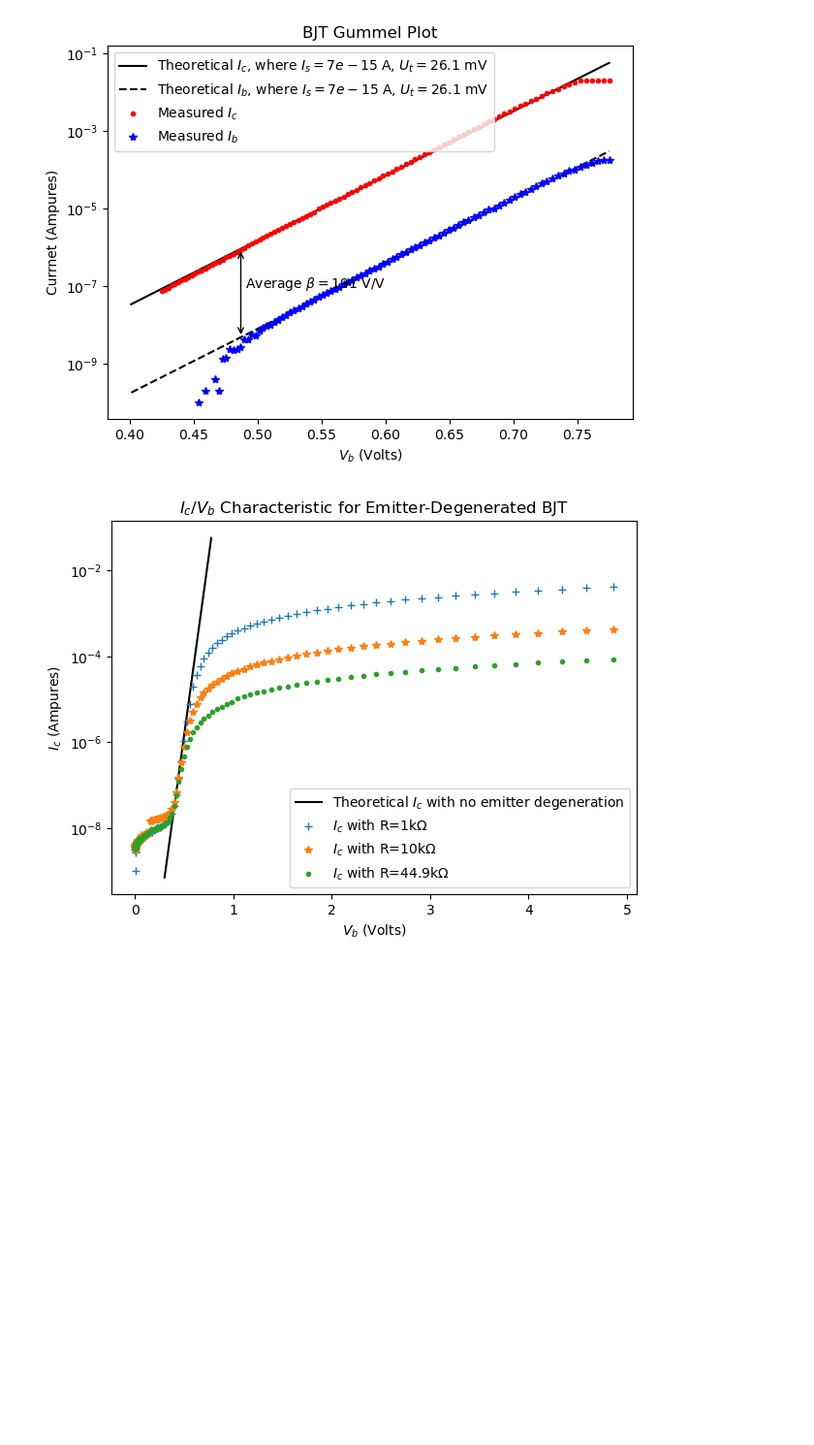
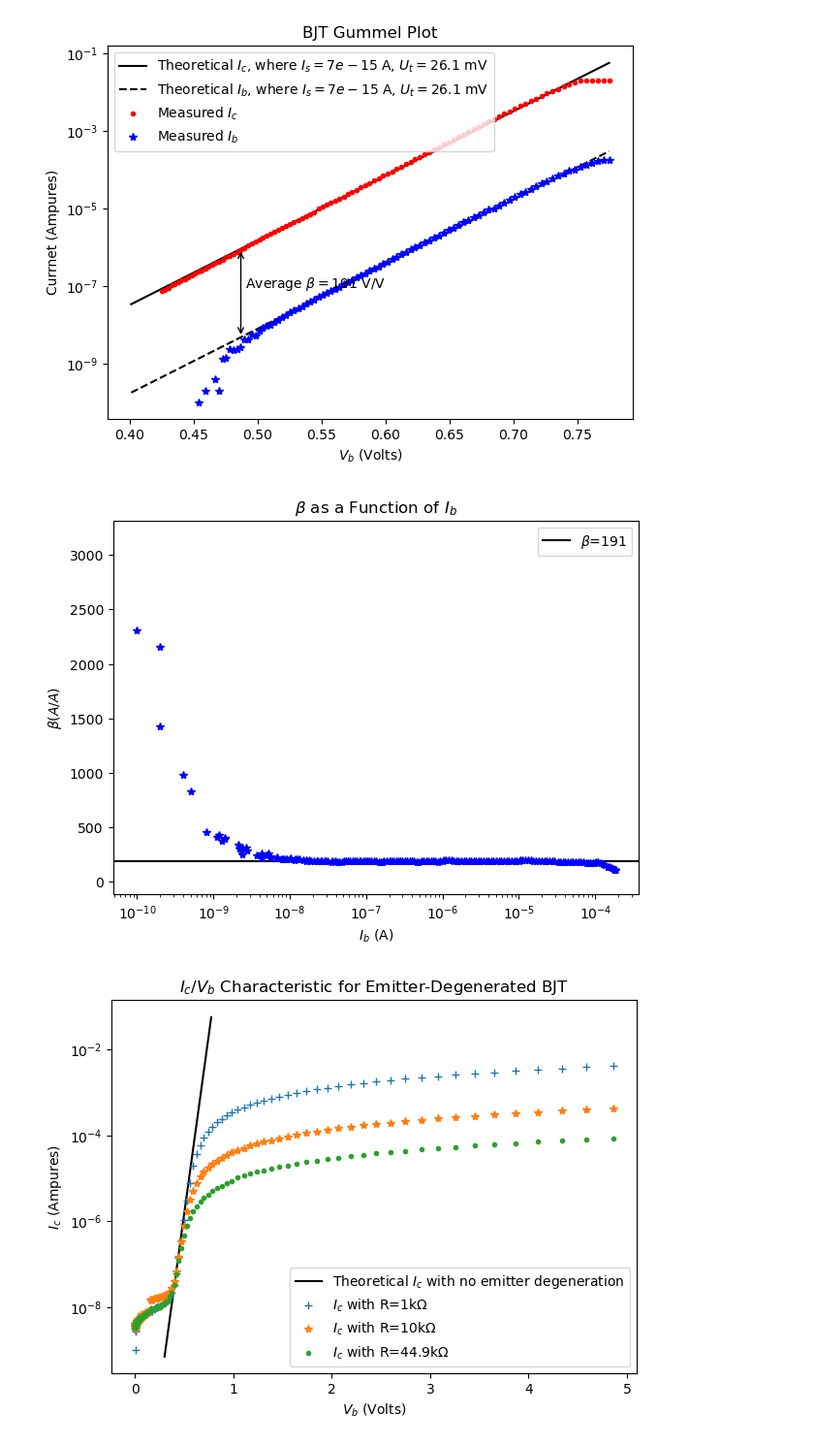
Before and after one commit to akshat-creator/IntroMicroelectronicCircuitswithLaboratory, a Jupyter notebook: Lab3/exp2.ipynb, the cells around one changed output. Shown: that part at 97% size. Saved outputs shown, nothing was run; the diff lists cells and outputs as text; code cells hidden in the pictures; blank space fills up the shorter version.

Commit message:
Add missing plot for exp1

```diff
--- a/Lab3/exp2.ipynb
+++ b/Lab3/exp2.ipynb
@@ -64,6 +64,27 @@ plt.show()
 plt.close()
 # %% [output]
 [figure]
+# %%
+beta_exp1 = i_c_exp1 / i_b_exp1
+
+plt.figure(figsize=(7, 5))
+
+plt.semilogx()
+
+plt.axhline(beta, color="black", label="$\\beta$=191")
+plt.plot(i_b_exp1, np.abs(beta_exp1), "b*")
+
+plt.legend()
+
+plt.xlabel("$I_b$ (A)")
+plt.ylabel("$\\beta (A/A)$")
+plt.title("$\\beta$ as a Function of $I_b$")
+
+plt.savefig("exp1-beta.pdf")
+plt.show()
+plt.close()
+# %% [output]
+[figure, added]
 # %%
 # exp2_100 = pd.read_csv("lab3-exp2-100.csv")
 exp2_1k = pd.read_csv("lab3-exp2-1k.csv")
```
Also changed, not shown: 1 other file.
